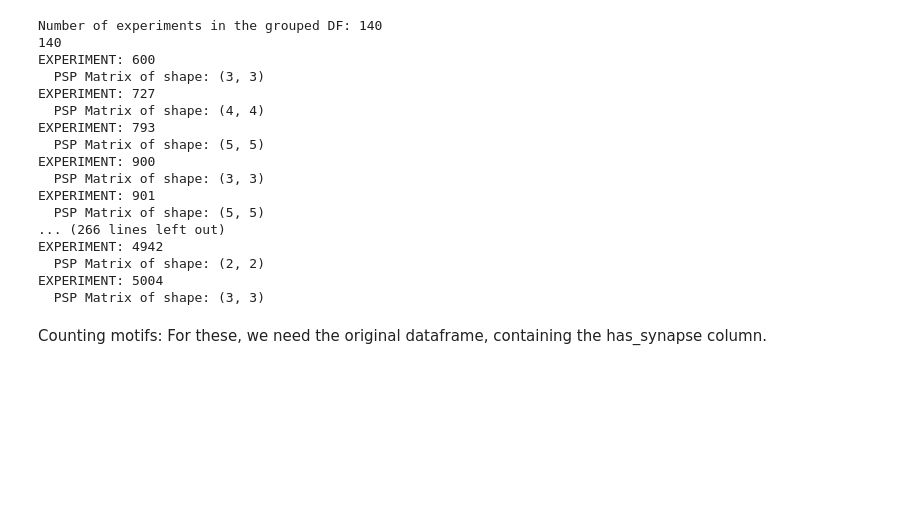
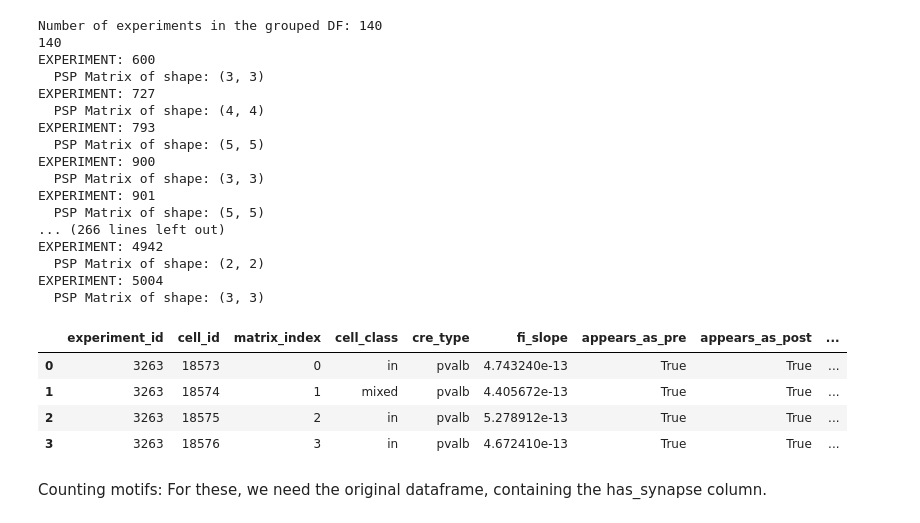
Before and after one commit to acevedomartina/HeterogeneousRNNs, a Jupyter notebook: data_analysis/motif_analysis.ipynb, the cells around one changed output. Cells and saved outputs as stored; diff of their text form; code cells hidden in the pictures; blank space fills up the shorter version.

```diff
--- a/data_analysis/motif_analysis.ipynb
+++ b/data_analysis/motif_analysis.ipynb
@@ -139,6 +141,15 @@ EXPERIMENT: 4942
   PSP Matrix of shape: (2, 2)
 EXPERIMENT: 5004
   PSP Matrix of shape: (3, 3)
+# %%
+df = pd.read_csv("psp_metadata\experiment_3263_cell_metadata.csv")
+df
+# %% [output]
+|  | experiment_id | cell_id | matrix_index | cell_class | cre_type | fi_slope | appears_as_pre | appears_as_post | ... |
+| 0 | 3263 | 18573 | 0 | in | pvalb | 4.743240e-13 | True | True | ... |
+| 1 | 3263 | 18574 | 1 | mixed | pvalb | 4.405672e-13 | True | True | ... |
+| 2 | 3263 | 18575 | 2 | in | pvalb | 5.278912e-13 | True | True | ... |
+| 3 | 3263 | 18576 | 3 | in | pvalb | 4.672410e-13 | True | True | ... |
 # %% [markdown]
 Counting motifs: For these, we need the original dataframe, containing the has_synapse column.
 # %%
```
Also changed, not shown: parts of 1 cell of this notebook, 43 other files.
